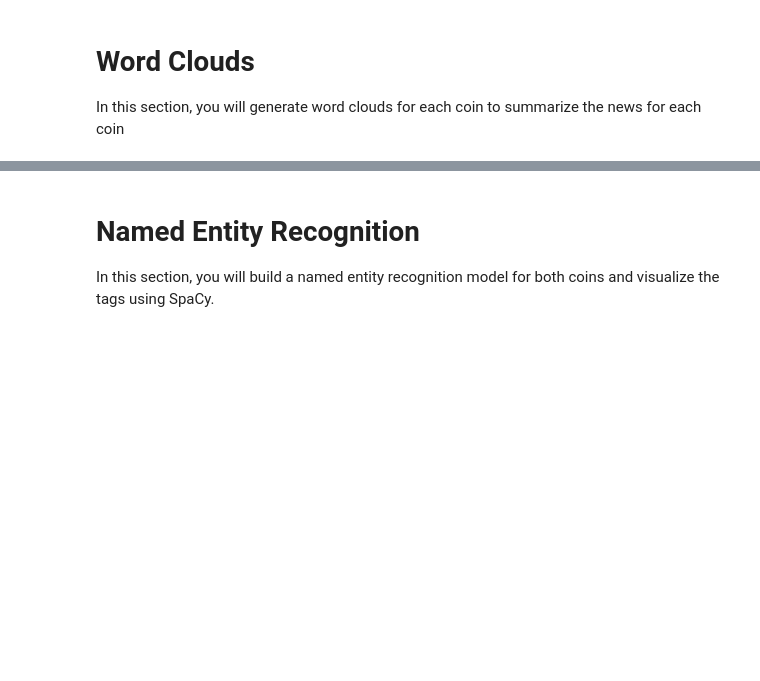
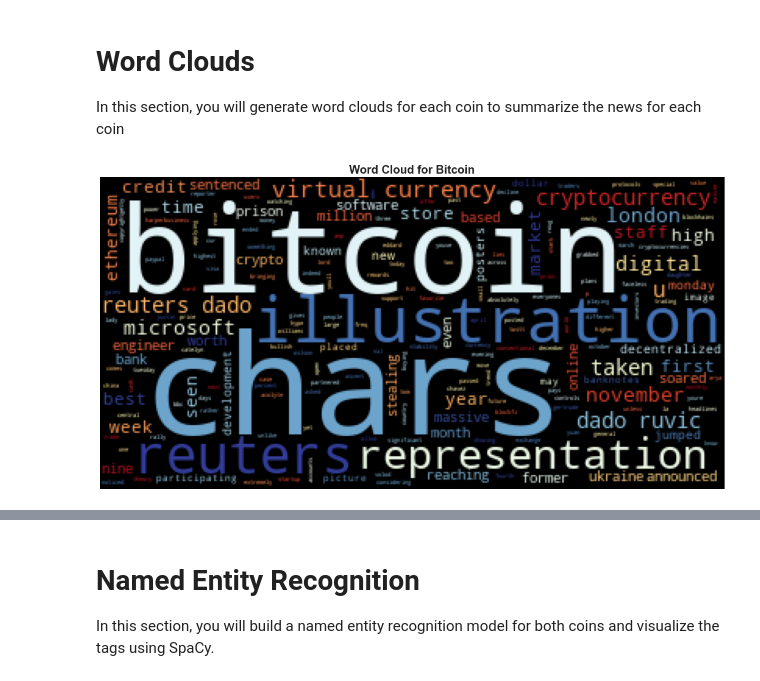
Before and after one commit to jorgeabud/NPL_homework, a Jupyter notebook: Starter_Code/crypto_sentiment.ipynb, the cells around one changed output, grey strips where cells are left out. Cells and saved outputs as stored; diff of their text form; code cells hidden in the pictures; blank space fills up the shorter version.

Commit message:
Word Clouds completed

```diff
--- a/Starter_Code/crypto_sentiment.ipynb
+++ b/Starter_Code/crypto_sentiment.ipynb
@@ -359,0 +366,11 @@ mpl.rcParams['figure.figsize'] = [20.0, 10.0]
+# %%
+# Generate the Bitcoin word cloud
+# YOUR CODE HERE!
+wordcloud = WordCloud(colormap="RdYlBu").generate(" ".join(bitcoin_ngrams))
+plt.imshow(wordcloud)
+plt.axis("off")
+fontdict = {"fontsize": 20, "fontweight": "bold"}
+plt.title("Word Cloud for Bitcoin", fontdict=fontdict)
+plt.show()
+# %% [output]
+[figure, added]
```
Also changed, not shown: parts of 6 cells of this notebook.
